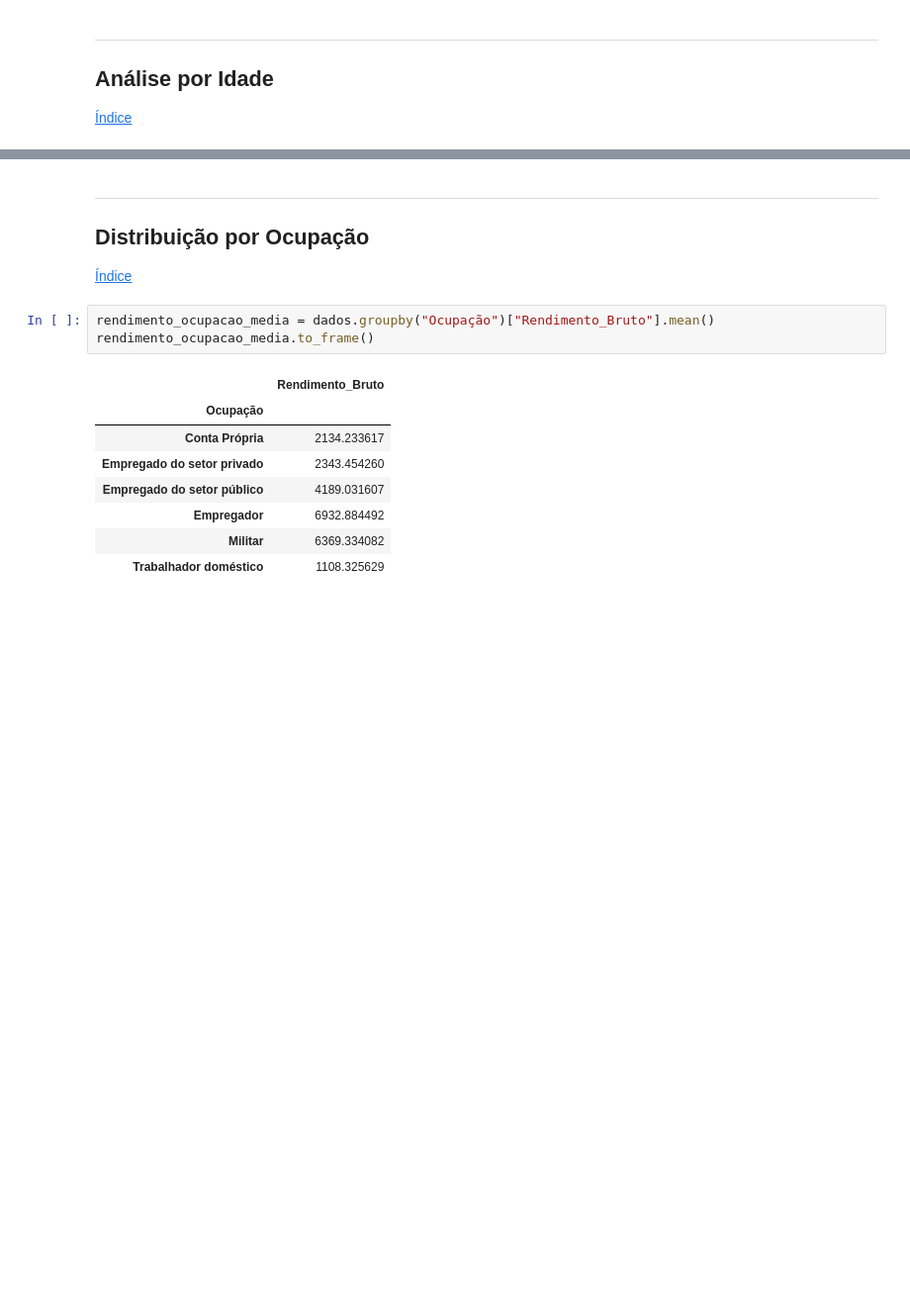
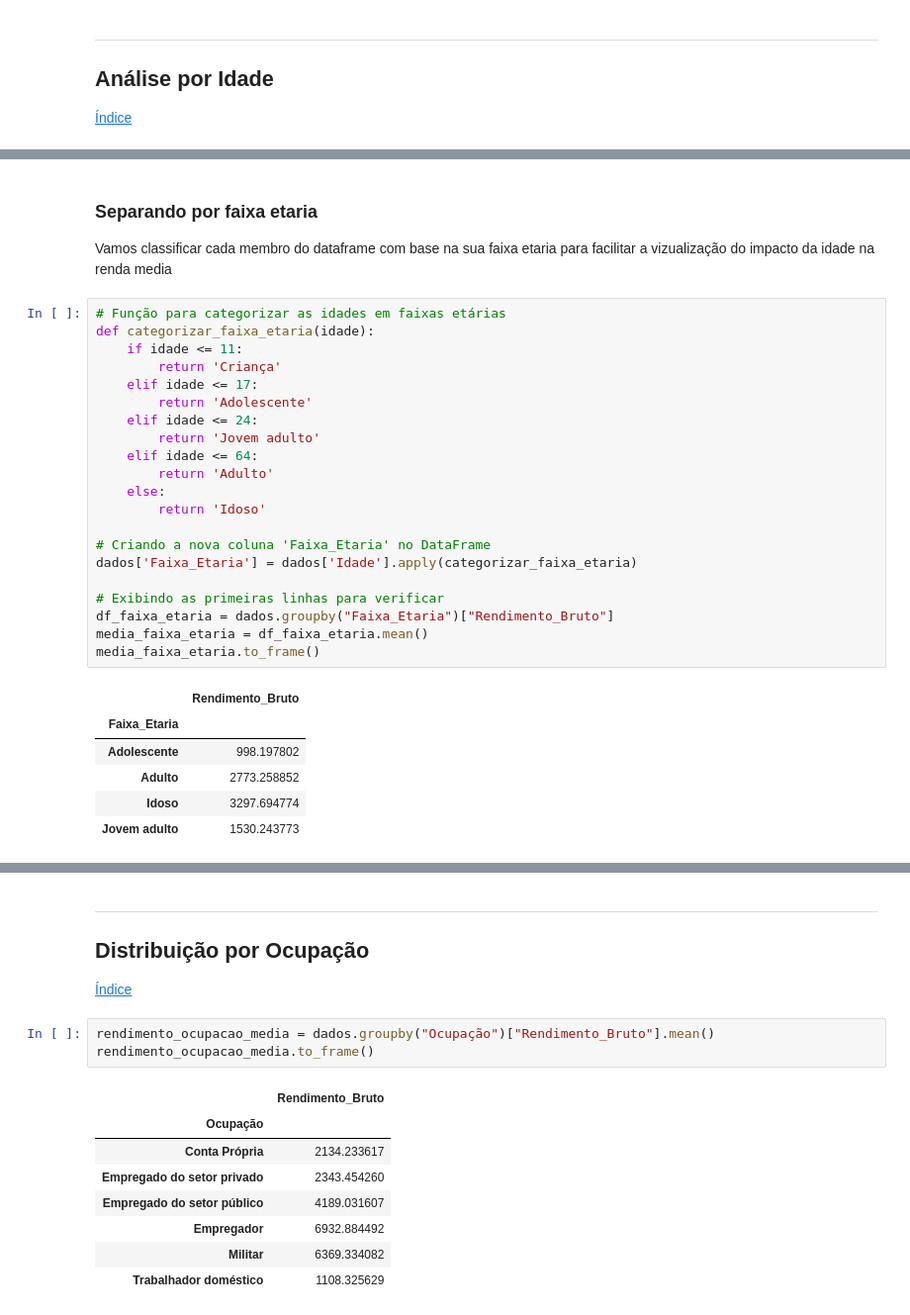
Before and after one commit to jlbrasileiro/Projeto-3---Ci-ncia-dos-Dados---2024.2, a Jupyter notebook: analise_exploratoria.ipynb, the cells around one changed output, grey strips where cells are left out. Shown at 99% size. Saved outputs shown, nothing was run; the diff lists cells and outputs as text; blank space fills up the shorter version.

```diff
--- a/analise_exploratoria.ipynb
+++ b/analise_exploratoria.ipynb
@@ -291,0 +292,31 @@ plt.show()
+# %% [markdown]
+### Separando por faixa etaria
+Vamos classificar cada membro do dataframe com base na sua faixa etaria para facilitar a vizualização do impacto da idade na renda media
+# %%
+# Função para categorizar as idades em faixas etárias
+def categorizar_faixa_etaria(idade):
+    if idade <= 11:
+        return 'Criança'
+    elif idade <= 17:
+        return 'Adolescente'
+    elif idade <= 24:
+        return 'Jovem adulto'
+    elif idade <= 64:
+        return 'Adulto'
+    else:
+        return 'Idoso'
+
+# Criando a nova coluna 'Faixa_Etaria' no DataFrame
+dados['Faixa_Etaria'] = dados['Idade'].apply(categorizar_faixa_etaria)
+
+# Exibindo as primeiras linhas para verificar
+df_faixa_etaria = dados.groupby("Faixa_Etaria")["Rendimento_Bruto"]
+media_faixa_etaria = df_faixa_etaria.mean()
+media_faixa_etaria.to_frame()
+# %% [output]
+|  | Rendimento_Bruto |
+| Faixa_Etaria |  |
+| Adolescente | 998.197802 |
+| Adulto | 2773.258852 |
+| Idoso | 3297.694774 |
+| Jovem adulto | 1530.243773 |
```
Also changed, not shown: parts of 5 cells of this notebook.
